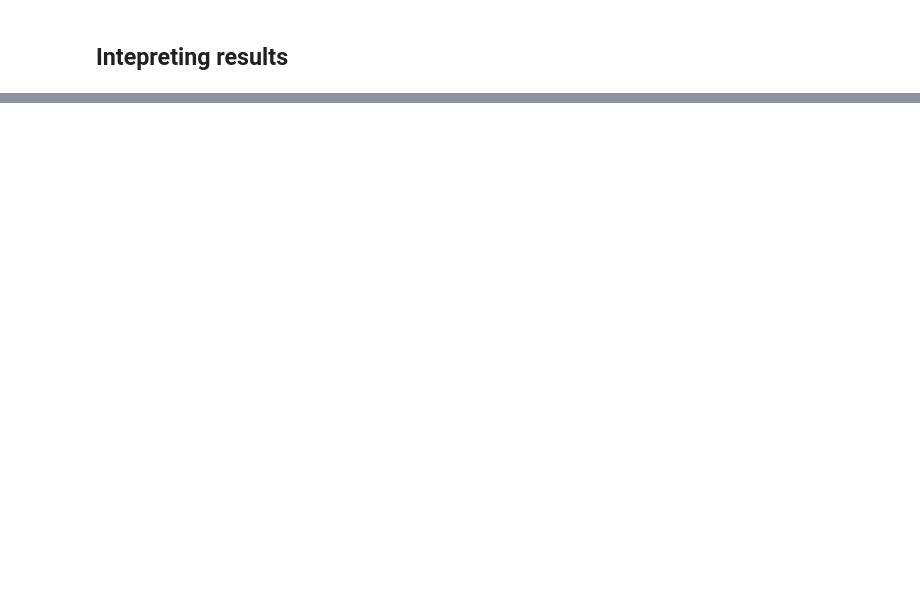
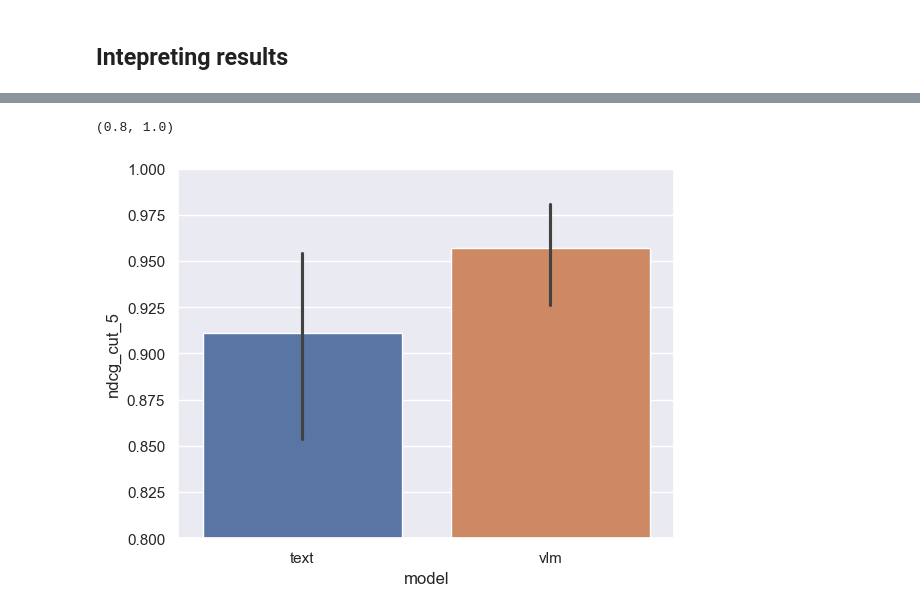
Before and after one commit to mikelgda/multimodal-rag, a Jupyter notebook: experiments.ipynb, the cells around one changed output, grey strips where cells are left out. Cells and saved outputs as stored; diff of their text form; code cells hidden in the pictures; blank space fills up the shorter version.

```diff
--- a/experiments.ipynb
+++ b/experiments.ipynb
@@ -581,0 +625,14 @@ The autoreload extension is already loaded. To reload it, use:
+# %%
+sns.barplot(
+    data=retrieval_df,
+    x="model",
+    y="ndcg_cut_5",
+    hue="model",
+    estimator=np.mean,
+    errorbar="ci"
+)
+
+plt.ylim(0.8, 1.0)
+# %% [output]
+(0.8, 1.0)
+[figure, added]
```
Also changed, not shown: parts of 33 cells of this notebook, 2 other files.
